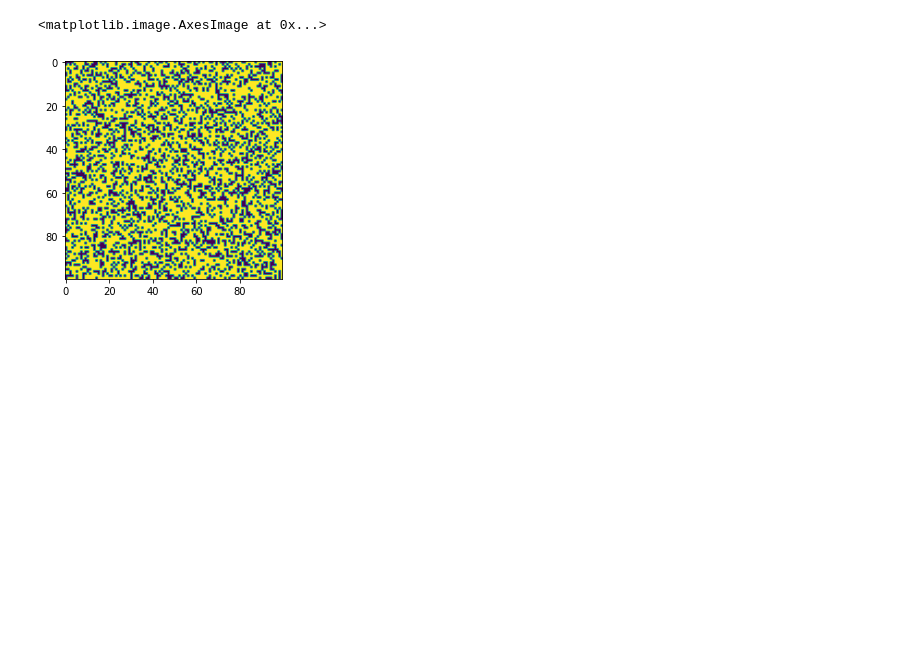
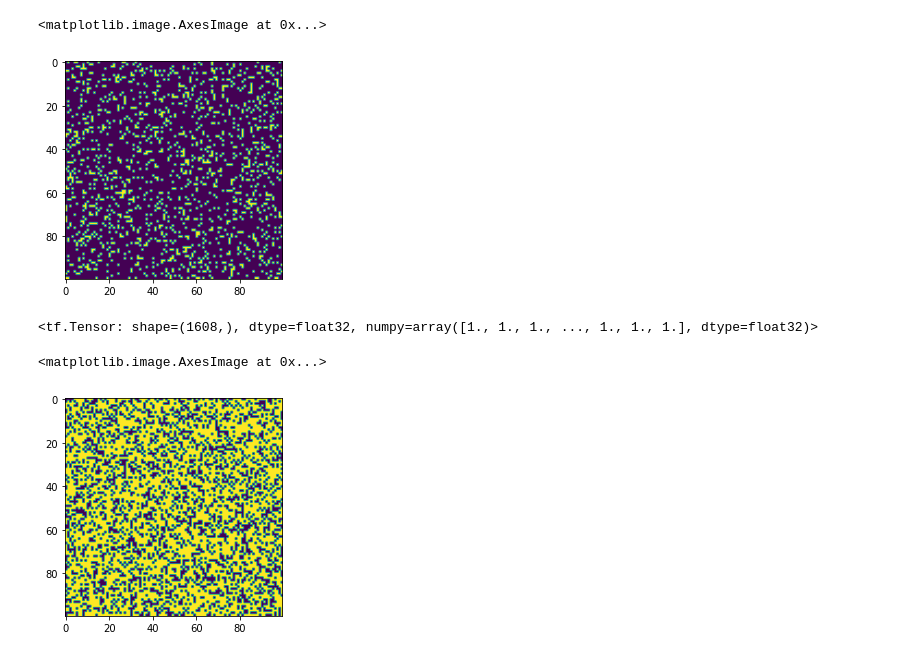
Before and after one commit to badGarnet/channel_image_segmentation, a Jupyter notebook: notes/Untitled.ipynb, the cells around one changed output. Saved outputs shown, nothing was run; the diff lists cells and outputs as text; code cells hidden in the pictures; blank space fills up the shorter version.

```diff
--- a/notes/Untitled.ipynb
+++ b/notes/Untitled.ipynb
@@ -31,0 +47,5 @@ TensorShape([100, 100])
+# %%
+plt.imshow(b2)
+# %% [output]
+<matplotlib.image.AxesImage at 0x...>
+[figure, added]
@@ -32,3 +58,7 @@ TensorShape([100, 100])
+# %%
+iou[~tf.math.is_nan(iou)]
+# %% [output]
+<tf.Tensor: shape=(1608,), dtype=float32, numpy=array([1., 1., 1., ..., 1., 1., 1.], dtype=float32)>
 # %%
 onhot = tf.one_hot(tf.gather(b, indices=0, axis=-1), depth=2)
 # %%
```
Also changed, not shown: parts of 15 cells of this notebook, 4 other files.
